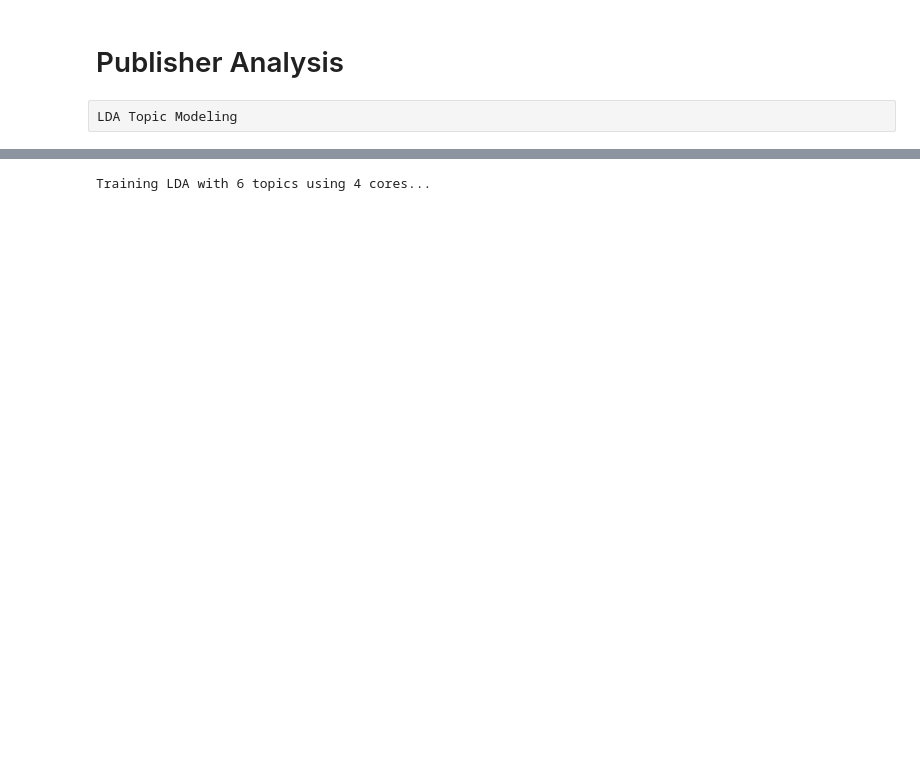
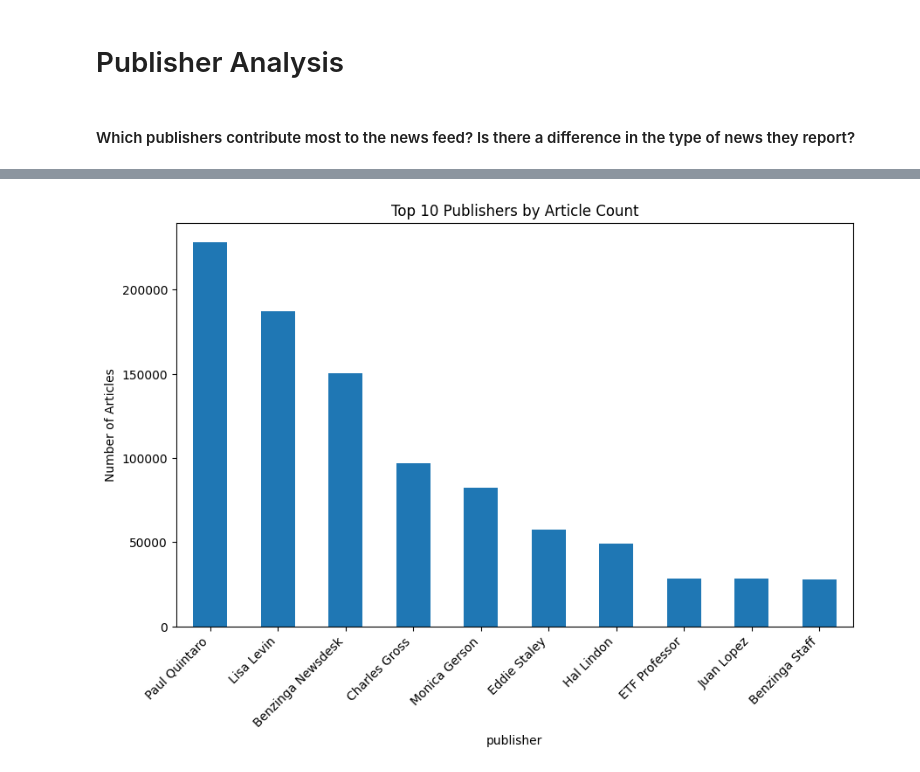
Before and after one commit to zenawitkmariam/nova-financial-solutions, a Jupyter notebook: notebooks/task-1-eda.ipynb, the cells around one changed output, grey strips where cells are left out. Saved outputs shown, nothing was run; the diff lists cells and outputs as text; code cells hidden in the pictures; blank space fills up the shorter version.

```diff
--- a/notebooks/task-1-eda.ipynb
+++ b/notebooks/task-1-eda.ipynb
@@ -526,63 +605,21 @@ Running Text Analysis...
 # %% [markdown]
 # Publisher Analysis
-# %% [raw]
-LDA Topic Modeling
+# %% [markdown]
+#### Which publishers contribute most to the news feed? Is there a difference in the type of news they report?
 # %%
-from gensim.models.ldamulticore import LdaMulticore
-from tqdm import tqdm
 
-print("Running LDA Topic Modeling with progress bar...")
+# Count the number of articles per publisher:
+publisher_counts = df['publisher'].value_counts()
 
-texts = df['tokens'].tolist()
-print(f"Total documents: {len(texts)}")
+# Show the top 10:
+top_publishers = publisher_counts.head(10)
+print(top_publishers)
 
-# Create dictionary and filter extremes
-dictionary = corpora.Dictionary(texts)
-dictionary.filter_extremes(no_below=5, no_above=0.5)
-print(f"Dictionary size after filtering: {len(dictionary)}")
 
-# Convert all docs to BoW (list, not generator!)
-print("Converting documents to BoW...")
-corpus = [dictionary.doc2bow(doc) for doc in tqdm(texts, desc="BoW conversion")]
-
-NUM_TOPICS = 6
-CHUNKSIZE = 10000
-PASSES = 5
-WORKERS = 4
-
-if len(dictionary) >= 10:
-    print(f"Training LDA with {NUM_TOPICS} topics using {WORKERS} cores...")
-
-    lda = LdaMulticore(
-        corpus=corpus,
-        id2word=dictionary,
-        num_topics=NUM_TOPICS,
-        passes=PASSES,
-        chunksize=CHUNKSIZE,
-        workers=WORKERS,
-        random_state=42,
-        batch=True
-    )
-
-    # Save topics
-    topics_out = []
-    for tid in range(NUM_TOPICS):
-        terms = lda.show_topic(tid, topn=12)
-        topics_out.append((tid, " ".join([f"{w}:{round(prob,3)}" for w, prob in terms])))
-        print(f"Topic {tid} top terms: {topics_out[-1][1]}")
-
-    pd.DataFrame(topics_out, columns=['topic_id','top_terms']).to_csv(
-        os.path.join(OUTPUT_DIR, "lda_topics.csv"), index=False
-    )
-
-    # Assign top topic per document
-    print("Assigning top topic to each headline...")
-    doc_topics = [lda.get_document_topics(bow) for bow in tqdm(corpus, desc="Assigning topics")]
-    top_topics = [max(d,key=lambda x:x[1])[0] if d else -1 for d in doc_topics]
-    df['lda_top_topic'] = top_topics
-    df[['headline_text','lda_top_topic']].to_csv(
-        os.path.join(OUTPUT_DIR, "headlines_with_top_topic.csv"), index=False
-    )
-
-print("LDA Topic Modeling completed.")
+plt.figure(figsize=(10,6))
+top_publishers.plot(kind='bar')
+plt.ylabel('Number of Articles')
+plt.title('Top 10 Publishers by Article Count')
+plt.xticks(rotation=45, ha='right')
+plt.show()
 # %% [output]
@@ -593 +638 @@ Converting documents to BoW...
-Training LDA with 6 topics using 4 cores...
+[figure, added]
```
Also changed, not shown: parts of 51 cells of this notebook.
